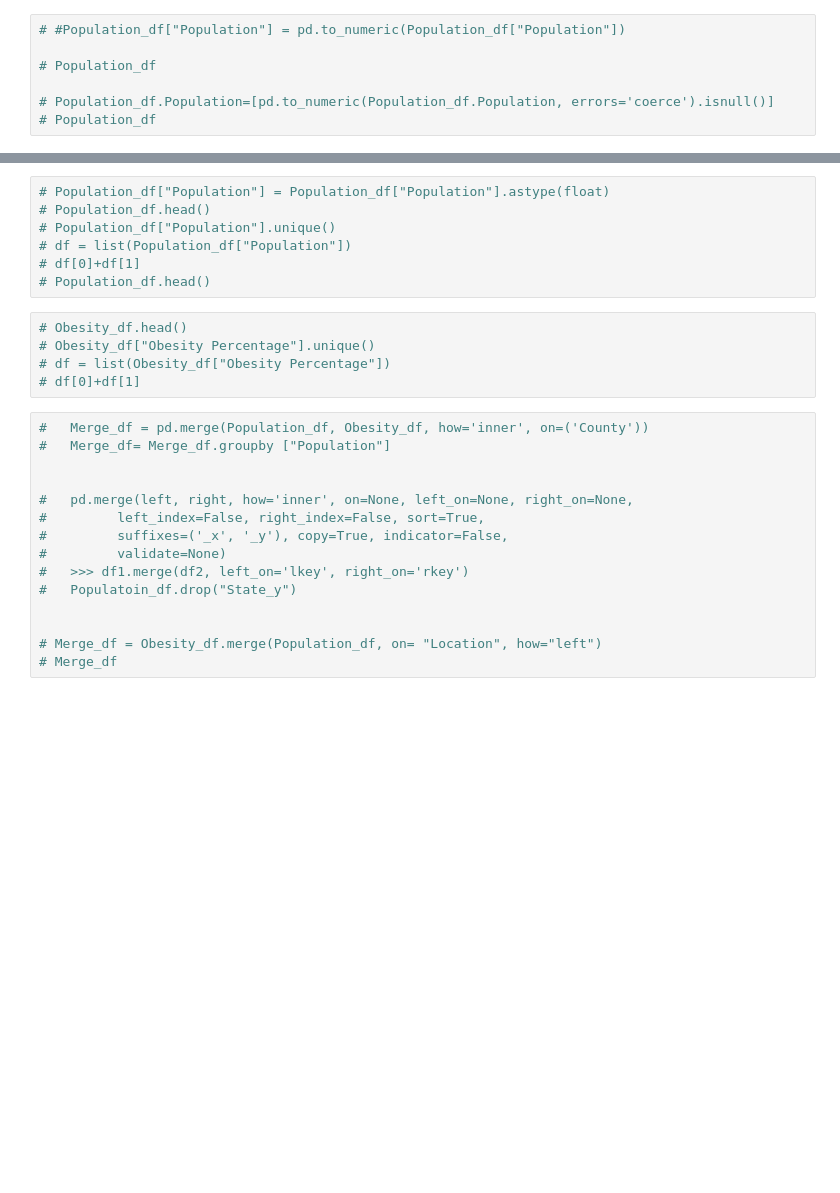
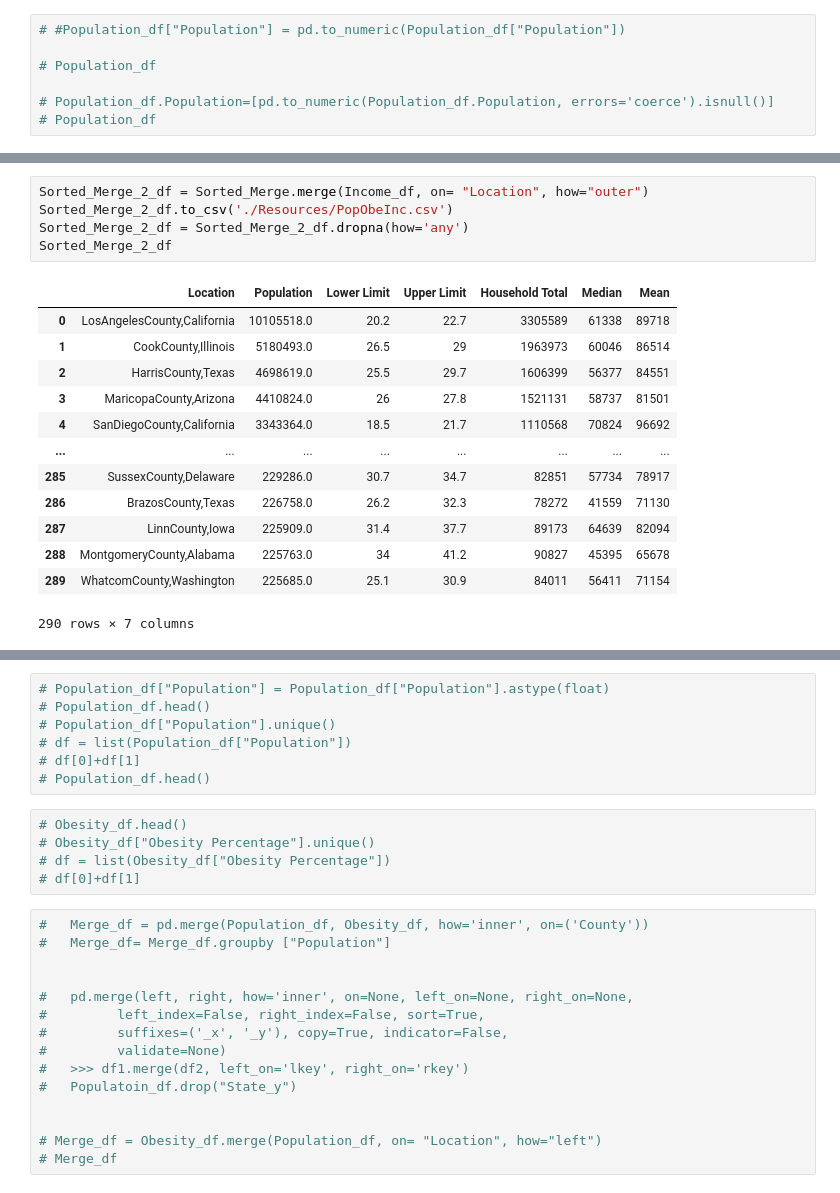
Before and after one commit to liliana-ilut/The-Mockingbirds, a Jupyter notebook: Clean Data/All_Merge.ipynb, the cells around one changed output, grey strips where cells are left out. Drawn from its saved outputs; the diff is of its cells as text; blank space fills up the shorter version.

```diff
--- a/Clean Data/All_Merge.ipynb
+++ b/Clean Data/All_Merge.ipynb
@@ -67,0 +126,19 @@ Population_df
+# %%
+Sorted_Merge_2_df = Sorted_Merge.merge(Income_df, on= "Location", how="outer")
+Sorted_Merge_2_df.to_csv('./Resources/PopObeInc.csv')
+Sorted_Merge_2_df = Sorted_Merge_2_df.dropna(how='any')
+Sorted_Merge_2_df
+# %% [output]
+|  | Location | Population | Lower Limit | Upper Limit | Household Total | Median | Mean |
+| 0 | LosAngelesCounty,California | 10105518.0 | 20.2 | 22.7 | 3305589 | 61338 | 89718 |
+| 1 | CookCounty,Illinois | 5180493.0 | 26.5 | 29 | 1963973 | 60046 | 86514 |
+| 2 | HarrisCounty,Texas | 4698619.0 | 25.5 | 29.7 | 1606399 | 56377 | 84551 |
+| 3 | MaricopaCounty,Arizona | 4410824.0 | 26 | 27.8 | 1521131 | 58737 | 81501 |
+| 4 | SanDiegoCounty,California | 3343364.0 | 18.5 | 21.7 | 1110568 | 70824 | 96692 |
+| ... | ... | ... | ... | ... | ... | ... | ... |
+| 285 | SussexCounty,Delaware | 229286.0 | 30.7 | 34.7 | 82851 | 57734 | 78917 |
+| 286 | BrazosCounty,Texas | 226758.0 | 26.2 | 32.3 | 78272 | 41559 | 71130 |
+| 287 | LinnCounty,Iowa | 225909.0 | 31.4 | 37.7 | 89173 | 64639 | 82094 |
+| 288 | MontgomeryCounty,Alabama | 225763.0 | 34 | 41.2 | 90827 | 45395 | 65678 |
+| 289 | WhatcomCounty,Washington | 225685.0 | 25.1 | 30.9 | 84011 | 56411 | 71154 |
+290 rows × 7 columns
```
Also changed, not shown: parts of 15 cells of this notebook, 18 other files.
